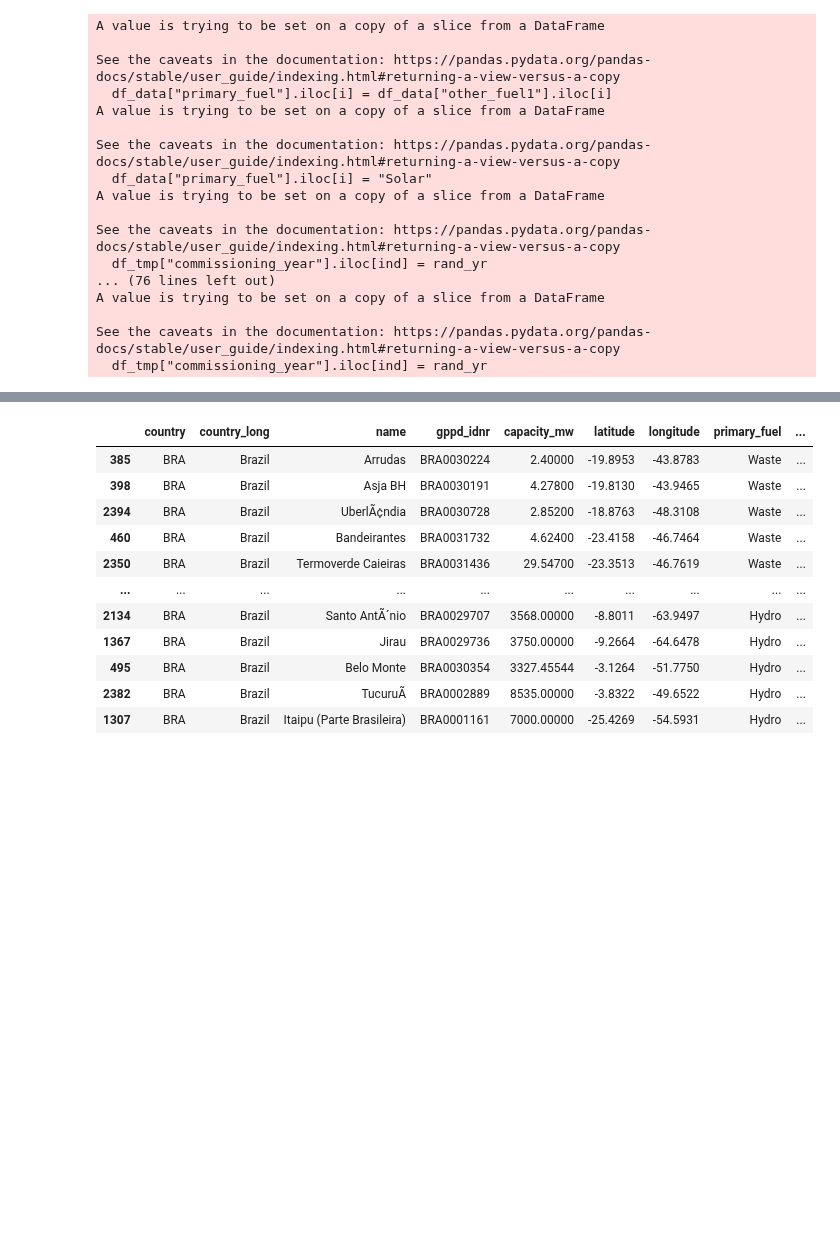
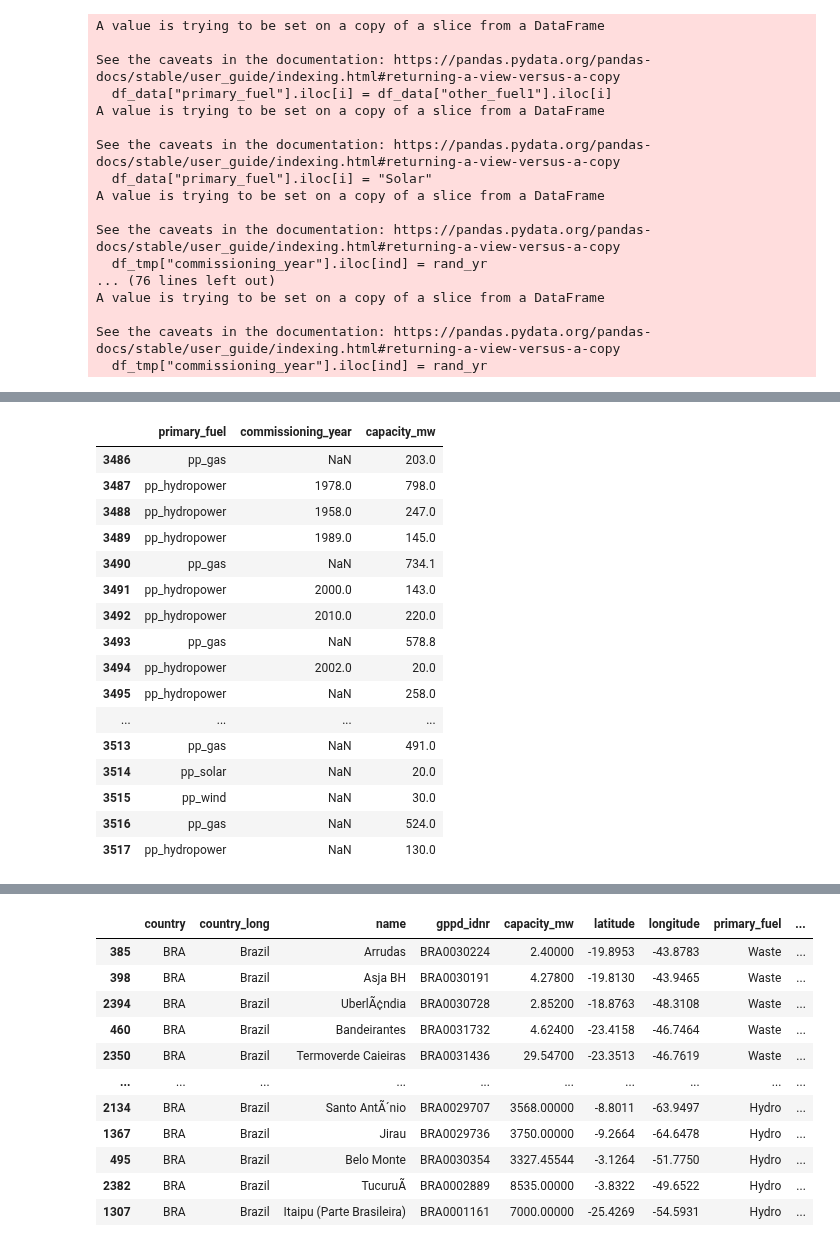
Before and after one commit to jarojasag/lac_decarbonization, a Jupyter notebook: python/data_construct-build_energy_input_data.ipynb, the cells around one changed output, grey strips where cells are left out. Cells and saved outputs as stored; diff of their text form; code cells hidden in the pictures; blank space fills up the shorter version.

```diff
--- a/python/data_construct-build_energy_input_data.ipynb
+++ b/python/data_construct-build_energy_input_data.ipynb
@@ -273,3 +300,25 @@ See the caveats in the documentation: https://pandas.pydata.org/pandas-docs/stab
+# %%
+df_data[
+    df_data["country_long"] == "Peru"
+][["primary_fuel", "commissioning_year", "capacity_mw"]]
+# %% [output]
+|  | primary_fuel | commissioning_year | capacity_mw |
+| 3486 | pp_gas | NaN | 203.0 |
+| 3487 | pp_hydropower | 1978.0 | 798.0 |
+| 3488 | pp_hydropower | 1958.0 | 247.0 |
+| 3489 | pp_hydropower | 1989.0 | 145.0 |
+| 3490 | pp_gas | NaN | 734.1 |
+| 3491 | pp_hydropower | 2000.0 | 143.0 |
+| 3492 | pp_hydropower | 2010.0 | 220.0 |
+| 3493 | pp_gas | NaN | 578.8 |
+| 3494 | pp_hydropower | 2002.0 | 20.0 |
+| 3495 | pp_hydropower | NaN | 258.0 |
+| ... | ... | ... | ... |
+| 3513 | pp_gas | NaN | 491.0 |
+| 3514 | pp_solar | NaN | 20.0 |
+| 3515 | pp_wind | NaN | 30.0 |
+| 3516 | pp_gas | NaN | 524.0 |
+| 3517 | pp_hydropower | NaN | 130.0 |
 # %%
 importlib.reload(sa)
 df_out_total.to_csv(
```
Also changed, not shown: parts of 2 cells of this notebook, 29 other files.
